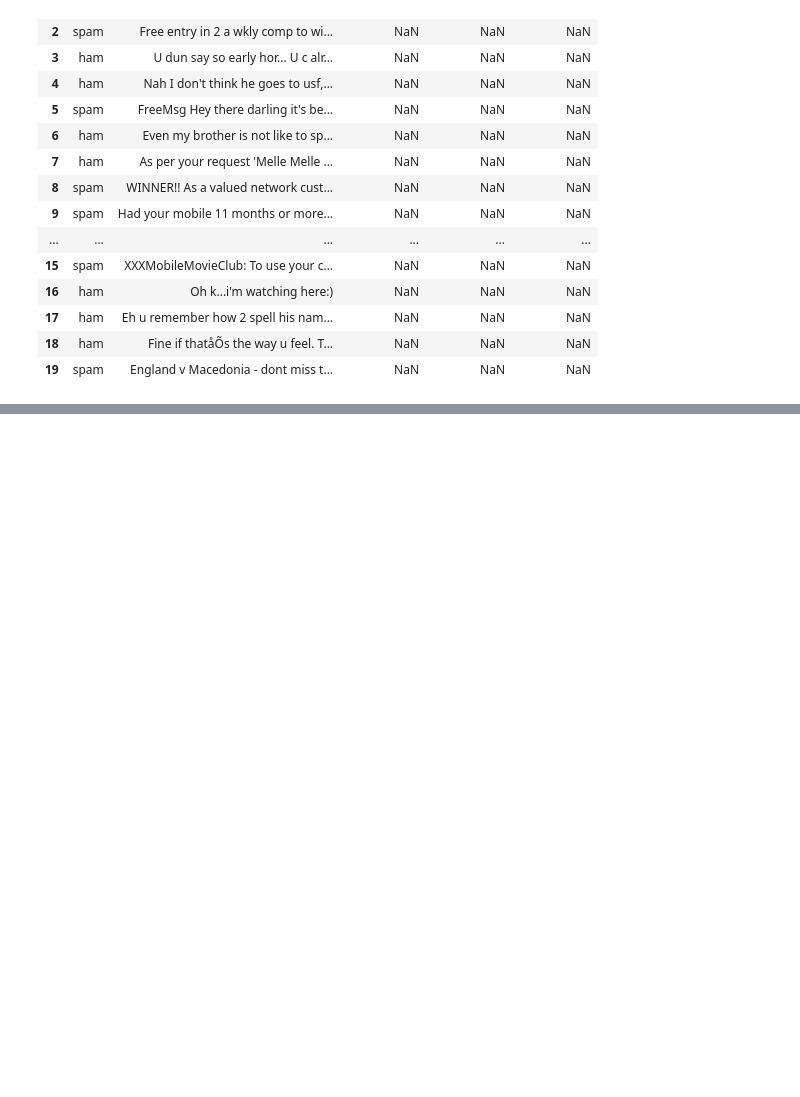
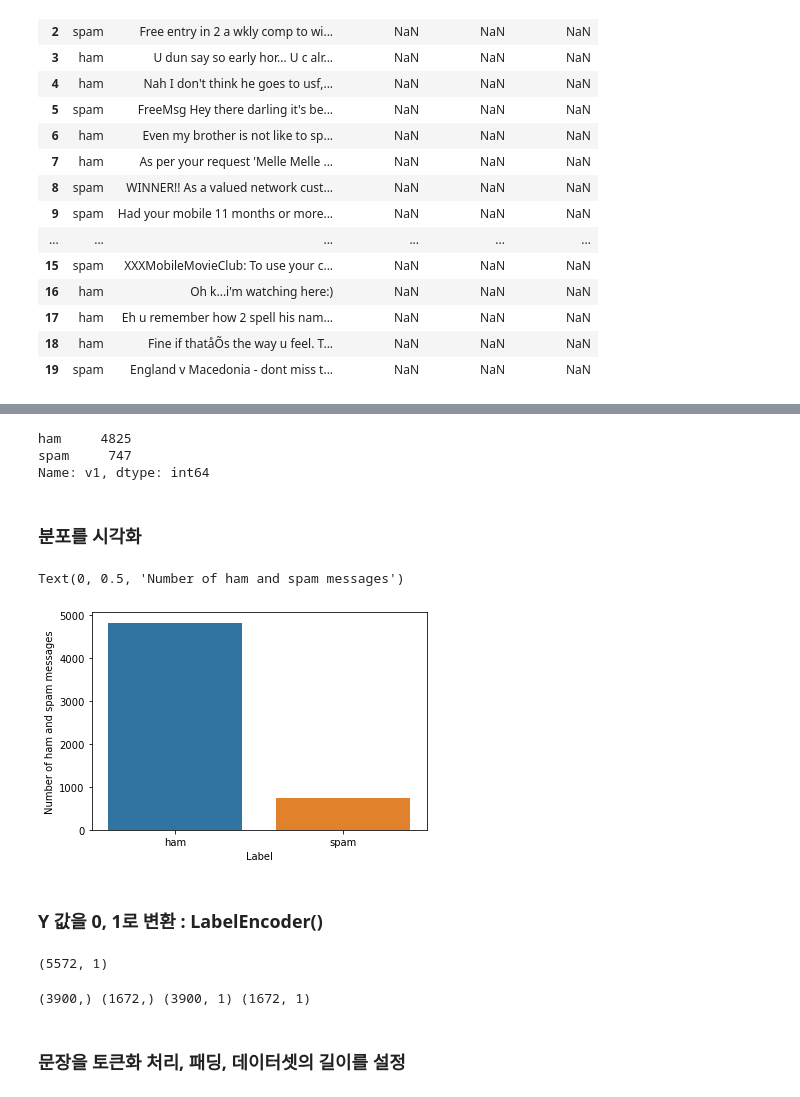
Before and after one commit to sain0722/ai_nlp, a Jupyter notebook: 04_자연어처리활용/03_텍스트분류모델.ipynb, the cells around one changed output, grey strips where cells are left out. Cells and saved outputs as stored; diff of their text form; code cells hidden in the pictures; blank space fills up the shorter version.

```diff
--- a/04_자연어처리활용/03_텍스트분류모델.ipynb
+++ b/04_자연어처리활용/03_텍스트분류모델.ipynb
@@ -44,0 +47,3 @@ Go until jurong point, crazy.. Available only in bugis n great world la e buffet
+# %%
+df.drop(['Unnamed: 2','Unnamed: 3','Unnamed: 4'],axis=1,inplace=True)
+df.head(20)
@@ -44,0 +68,34 @@ Go until jurong point, crazy.. Available only in bugis n great world la e buffet
+# %%
+df['v1'].value_counts()
+# %% [output]
+ham     4825
+spam     747
+Name: v1, dtype: int64
+# %% [markdown]
+### 분포를 시각화
+# %%
+sns.countplot(df.v1)
+plt.xlabel('Label')
+plt.ylabel('Number of ham and spam messages')
+# %% [output]
+Text(0, 0.5, 'Number of ham and spam messages')
+[figure, added]
+# %% [markdown]
+### Y 값을 0, 1로 변환 : LabelEncoder()
+# %%
+X = df.v2
+Y = df.v1
+le = LabelEncoder()
+Y = le.fit_transform(Y)  # Y 값이 0(ham), 1(spam)로 변환, Logistic Regression, sigmoid사용
+Y = Y.reshape(-1,1)
+Y.shape  # (5572, 1)
+# %% [output]
+(5572, 1)
+# %%
+### train 과 test 데이터 셋으로 분리
+X_train, X_test, Y_train, Y_test = train_test_split(X,Y,test_size=0.3)  # 70%:30%
+print(X_train.shape, X_test.shape,Y_train.shape,Y_test.shape)
+# %% [output]
+(3900,) (1672,) (3900, 1) (1672, 1)
+# %% [markdown]
+### 문장을 토큰화 처리, 패딩, 데이터셋의 길이를 설정
```
Also changed, not shown: parts of 18 cells of this notebook.
